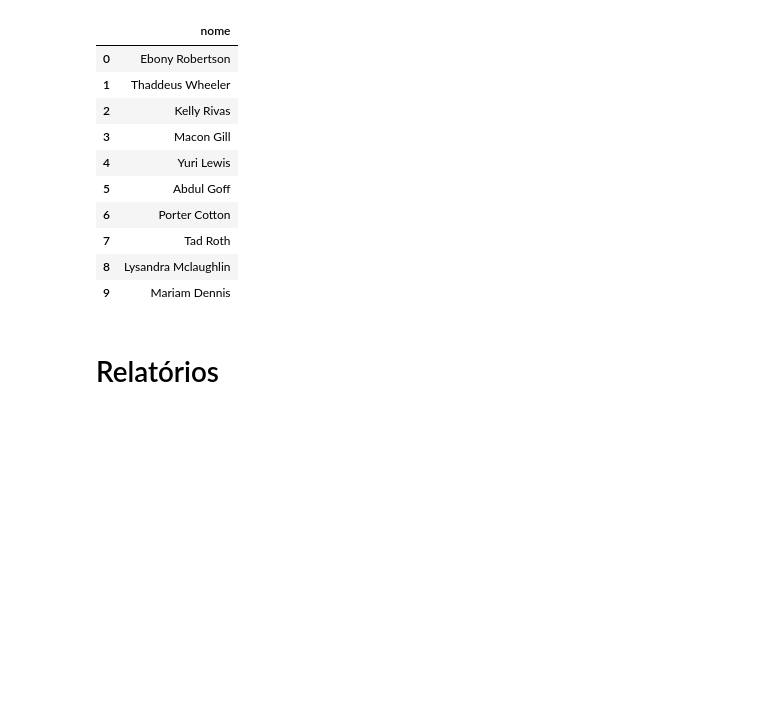
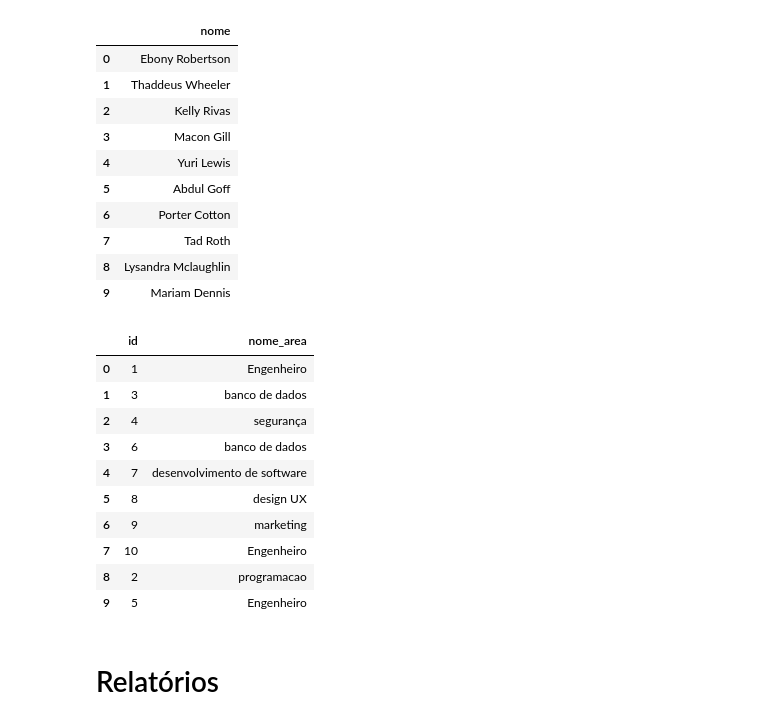
Before and after one commit to MateusLannes/Trabalho_BD1_2022, a Jupyter notebook: Files/ColabGHHL_Contrat.ipynb, the cells around one changed output. Drawn from its saved outputs; the diff is of its cells as text; code cells hidden in the pictures; blank space fills up the shorter version.

```diff
--- a/Files/ColabGHHL_Contrat.ipynb
+++ b/Files/ColabGHHL_Contrat.ipynb
@@ -1459,6 +1459,31 @@ res
 | 7 | Tad Roth |
 | 8 | Lysandra Mclaughlin |
 | 9 | Mariam Dennis |
+# %%
+# Mostra as areas de cada vaga
+res = pd.read_sql_query(""" SELECT
+    vaga.id,
+        (SELECT
+            nome_area
+        FROM
+            area
+        WHERE
+            vaga.fk_area = area.id)
+        from vaga
+""", conn)
+res
+# %% [output]
+|  | id | nome_area |
+| 0 | 1 | Engenheiro |
+| 1 | 3 | banco de dados |
+| 2 | 4 | segurança |
+| 3 | 6 | banco de dados |
+| 4 | 7 | desenvolvimento de software |
+| 5 | 8 | design UX |
+| 6 | 9 | marketing |
+| 7 | 10 | Engenheiro |
+| 8 | 2 | programacao |
+| 9 | 5 | Engenheiro |
 # %% [markdown]
 # Relatórios
 # %% [markdown]
```
